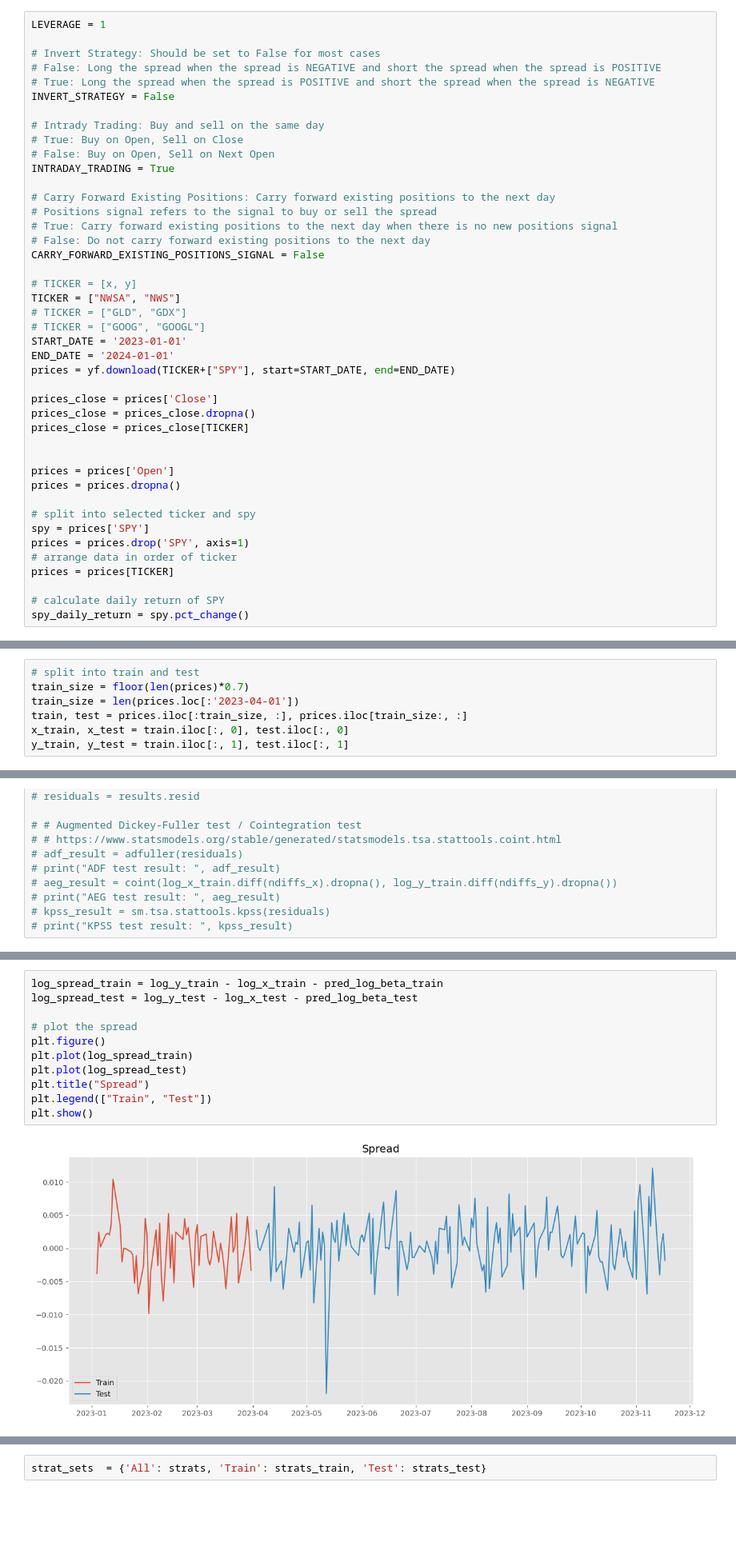
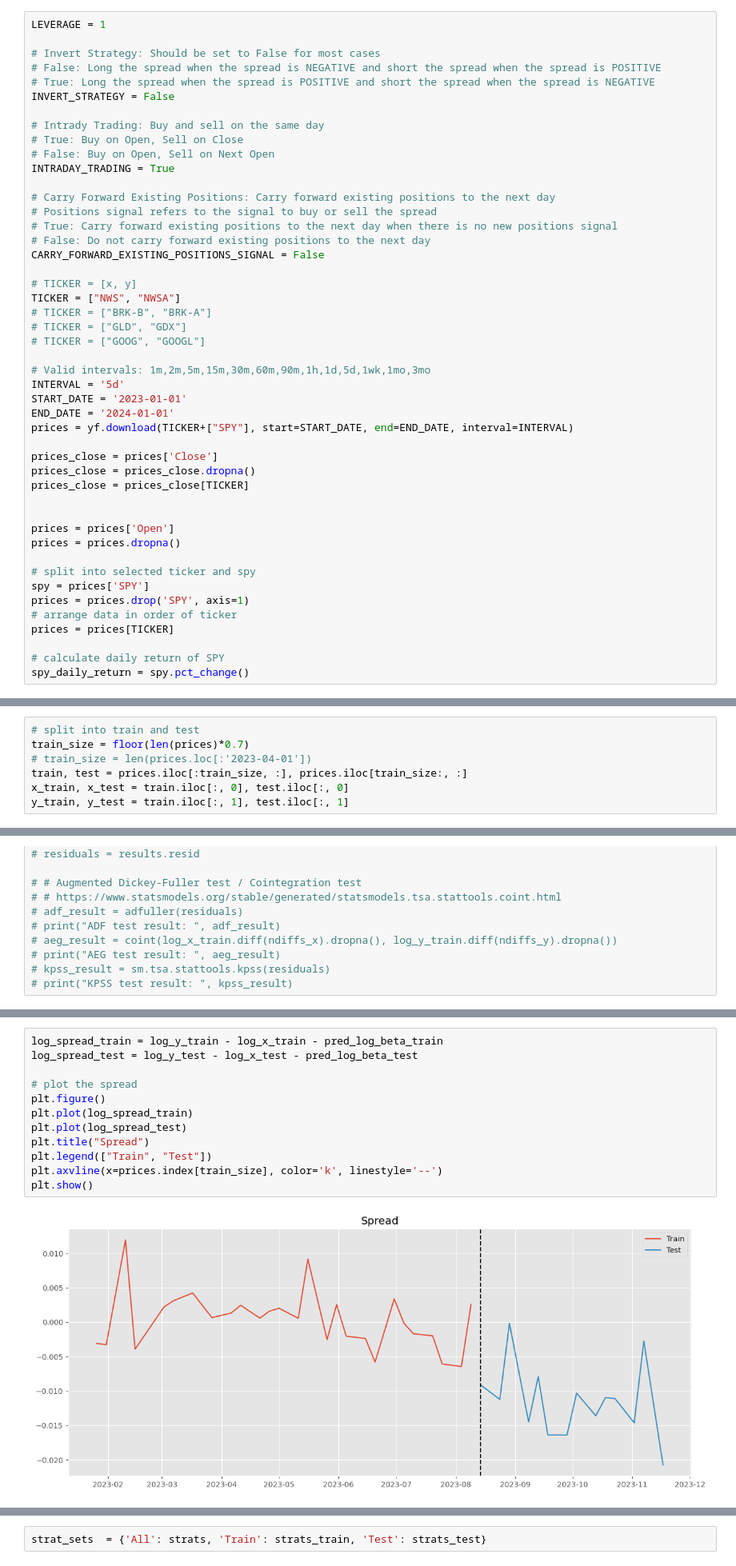
Before and after one commit to juanjaho/Mean-Reversion-Pairs-Trading, a Jupyter notebook: strats/pair_trading_ARIMA.ipynb, the cells around one changed output, grey strips where cells are left out. Shown: that part at 80% size. Drawn from its saved outputs; the diff is of its cells as text; blank space fills up the shorter version.

Commit message:
Implement interval

```diff
--- a/strats/pair_trading_ARIMA.ipynb
+++ b/strats/pair_trading_ARIMA.ipynb
@@ -38,12 +38,16 @@ INTRADAY_TRADING = True
 CARRY_FORWARD_EXISTING_POSITIONS_SIGNAL = False
 
 # TICKER = [x, y]
-TICKER = ["NWSA", "NWS"]
+TICKER = ["NWS", "NWSA"]
+# TICKER = ["BRK-B", "BRK-A"]
 # TICKER = ["GLD", "GDX"]
 # TICKER = ["GOOG", "GOOGL"]
+
+# Valid intervals: 1m,2m,5m,15m,30m,60m,90m,1h,1d,5d,1wk,1mo,3mo
+INTERVAL = '5d'
 START_DATE = '2023-01-01'
 END_DATE = '2024-01-01'
-prices = yf.download(TICKER+["SPY"], start=START_DATE, end=END_DATE)
+prices = yf.download(TICKER+["SPY"], start=START_DATE, end=END_DATE, interval=INTERVAL)
 
 prices_close = prices['Close']
 prices_close = prices_close.dropna()
@@ -66,7 +76,7 @@ spy_daily_return = spy.pct_change()
 # %%
 # split into train and test
 train_size = floor(len(prices)*0.7)
-train_size = len(prices.loc[:'2023-04-01'])
+# train_size = len(prices.loc[:'2023-04-01'])
 train, test = prices.iloc[:train_size, :], prices.iloc[train_size:, :]
 x_train, x_test = train.iloc[:, 0], test.iloc[:, 0]
 y_train, y_test = train.iloc[:, 1], test.iloc[:, 1]
@@ -210,16 +221,17 @@ Text(0, 0.5, 'NWS')
 # %%
 log_spread_train = log_y_train - log_x_train - pred_log_beta_train
 log_spread_test = log_y_test - log_x_test - pred_log_beta_test
 
 # plot the spread
 plt.figure()
 plt.plot(log_spread_train)
 plt.plot(log_spread_test)
 plt.title("Spread")
 plt.legend(["Train", "Test"])
+plt.axvline(x=prices.index[train_size], color='k', linestyle='--')
 plt.show()
 # %% [output]
-[figure, old version]
+[figure, new version]
 # %%
 # plot the predicted beta and the actual beta
 pred_beta = np.append(pred_beta_train, pred_beta_test)
```
Also changed, not shown: parts of 16 cells of this notebook, 3 other files.
